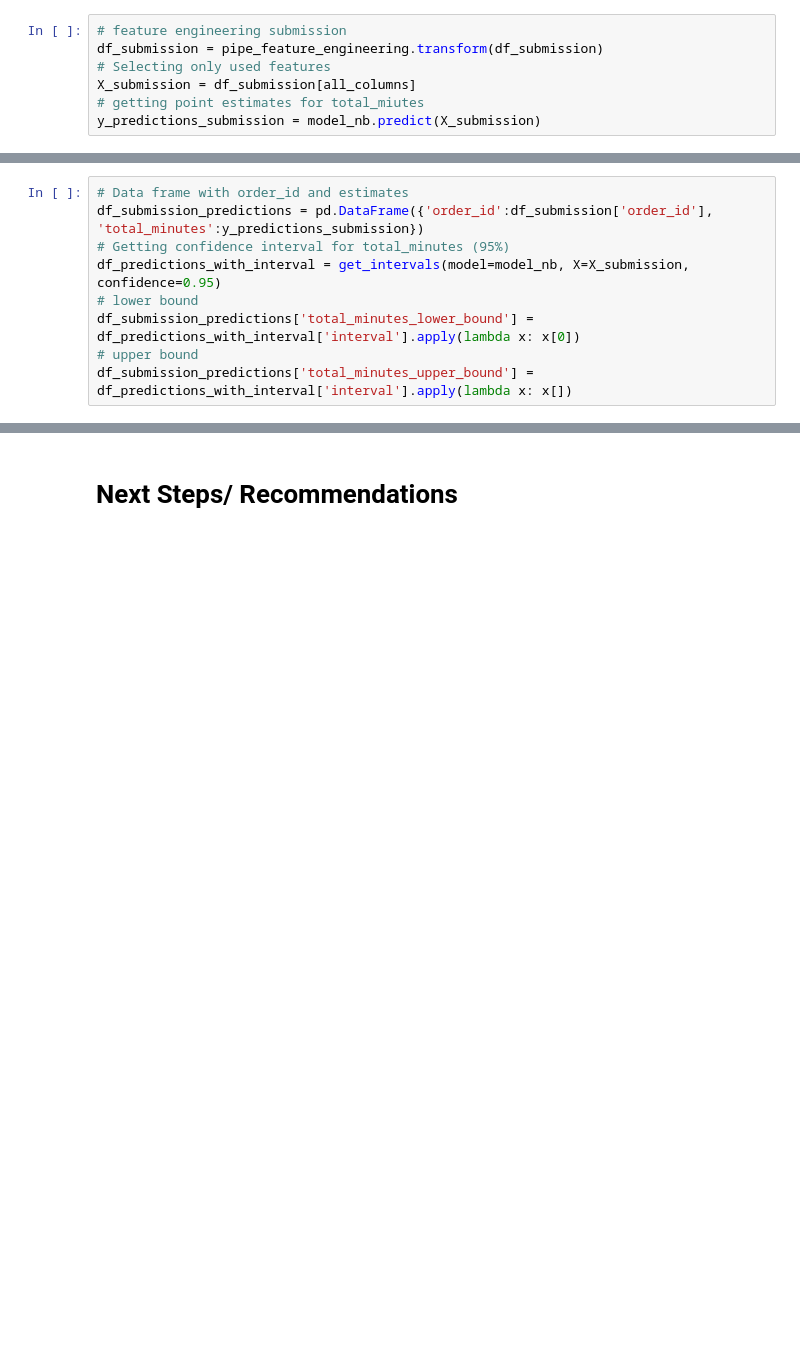
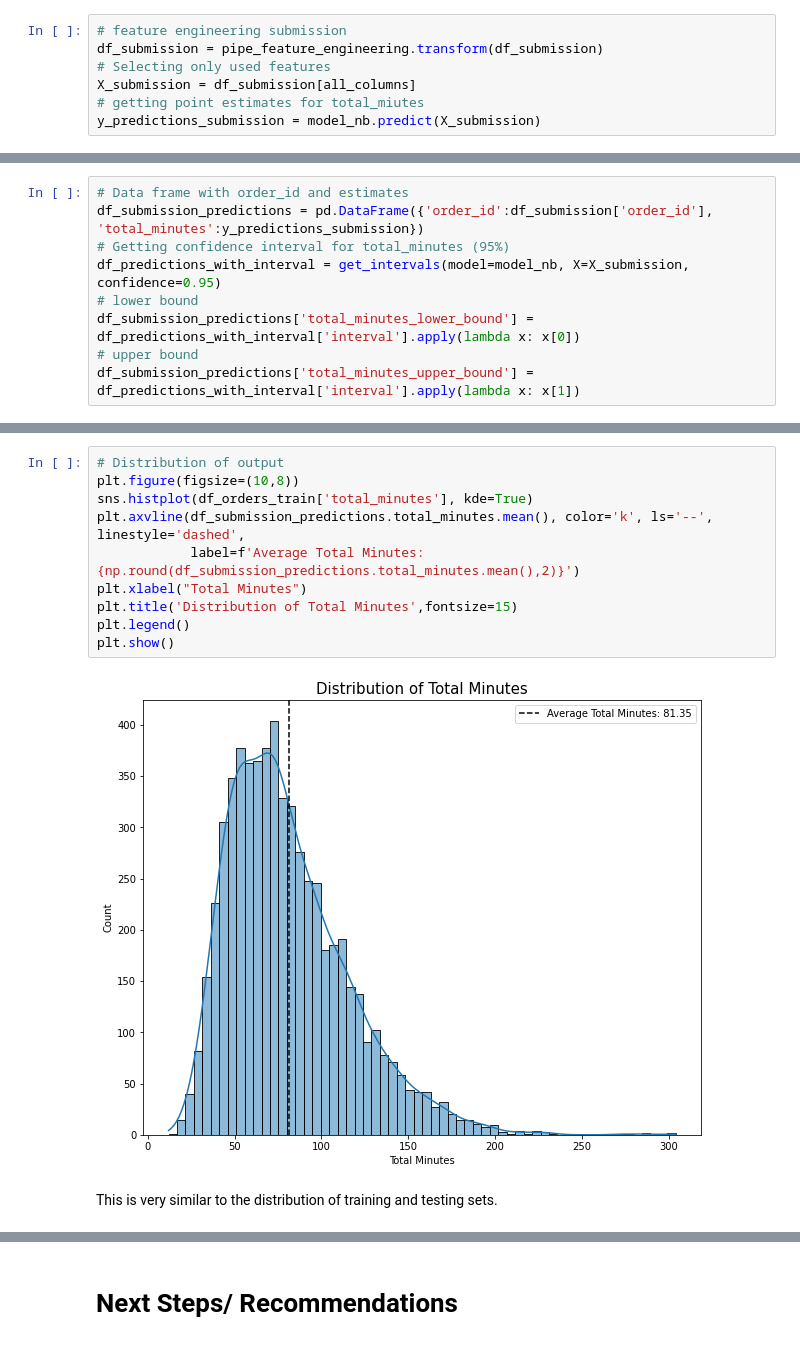
Before and after one commit to brunocvs7/time2delivery, a Jupyter notebook: notebooks/4_modeling.ipynb, the cells around one changed output, grey strips where cells are left out. Drawn from its saved outputs; the diff is of its cells as text; blank space fills up the shorter version.

```diff
--- a/notebooks/4_modeling.ipynb
+++ b/notebooks/4_modeling.ipynb
@@ -454,4 +435,4 @@ df_predictions_with_interval = get_intervals(model=model_nb, X=X_submission, con
 # lower bound
 df_submission_predictions['total_minutes_lower_bound'] = df_predictions_with_interval['interval'].apply(lambda x: x[0])
 # upper bound
-df_submission_predictions['total_minutes_upper_bound'] = df_predictions_with_interval['interval'].apply(lambda x: x[])
+df_submission_predictions['total_minutes_upper_bound'] = df_predictions_with_interval['interval'].apply(lambda x: x[1])
@@ -457,0 +462,14 @@ df_submission_predictions['total_minutes_upper_bound'] = df_predictions_with_int
+# %%
+# Distribution of output
+plt.figure(figsize=(10,8))
+sns.histplot(df_orders_train['total_minutes'], kde=True)
+plt.axvline(df_submission_predictions.total_minutes.mean(), color='k', ls='--', linestyle='dashed',
+            label=f'Average Total Minutes: {np.round(df_submission_predictions.total_minutes.mean(),2)}')
+plt.xlabel("Total Minutes")
+plt.title('Distribution of Total Minutes',fontsize=15)
+plt.legend()
+plt.show()
+# %% [output]
+[figure, added]
+# %% [markdown]
+This is very similar to the distribution of training and testing sets.
```
Also changed, not shown: parts of 20 cells of this notebook, 1 other file.
